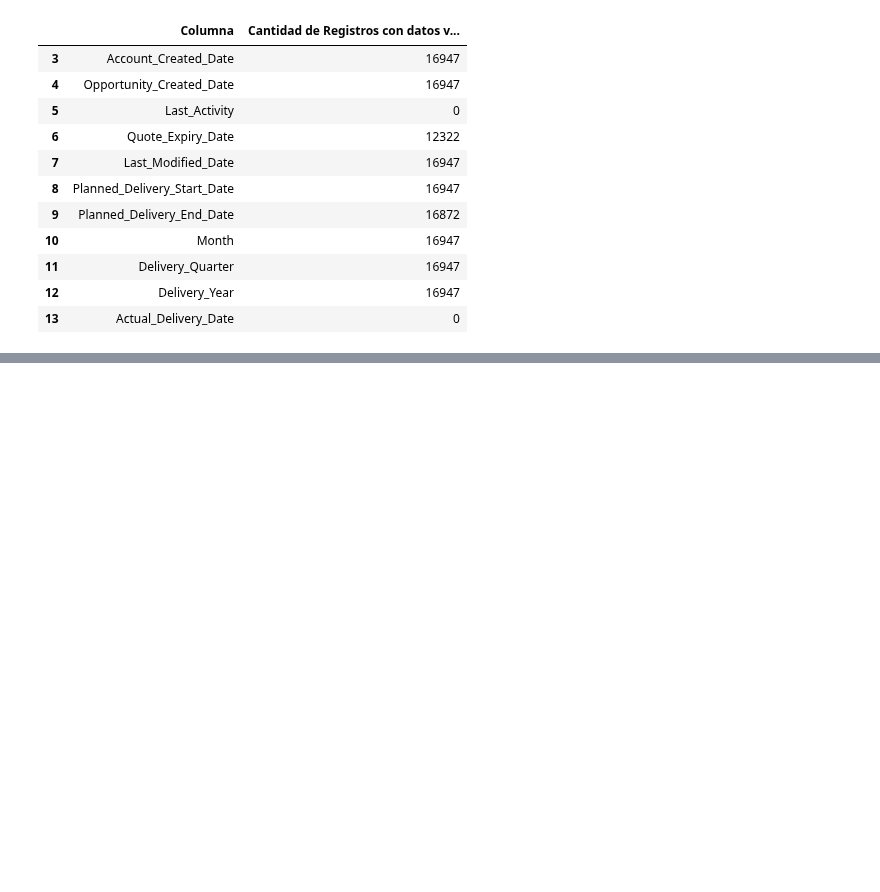
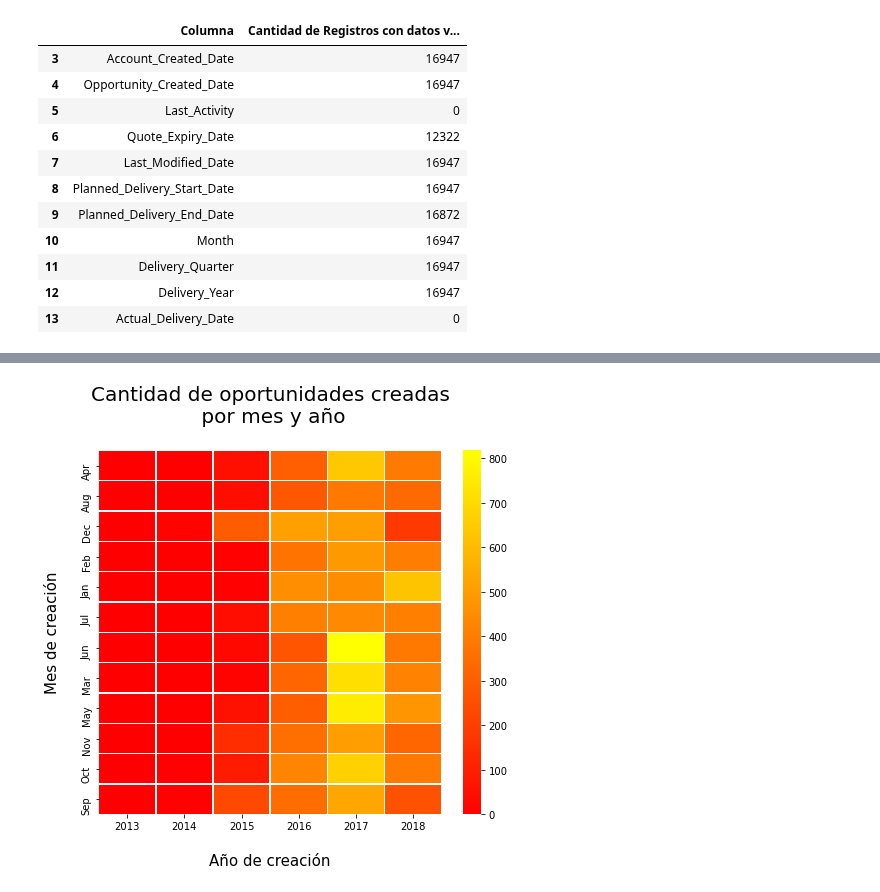
Before and after one commit to FernandoSinisi/Orga-Datos-2C-2020, a Jupyter notebook: TP1/fechas.ipynb, the cells around one changed output, grey strips where cells are left out. Cells and saved outputs as stored; diff of their text form; code cells hidden in the pictures; blank space fills up the shorter version.

```diff
--- a/TP1/fechas.ipynb
+++ b/TP1/fechas.ipynb
@@ -18,6 +18,18 @@ df.head()
 | 3 | 16808 | Americas | NW America | 1 | 0 | 1 | ... |
 | 4 | 16805 | Americas | NW America | 1 | 0 | 1 | ... |
 5 rows × 52 columns
+# %%
+def get_year(x):
+  date = (x.Opportunity_Created_Date).split("/")
+  return int(date[2])
+
+def get_month_str(x):
+  month = dt.date(1900, x["Creation Month"], 1).strftime('%B')
+  return month[0:3]
+
+def get_month(x):
+  date = (x.Opportunity_Created_Date).split("/")
+  return int(date[0])
 # %%
 df_dates = df.loc[:,["Stage","Opportunity_Name","Region","Account_Created_Date","Opportunity_Created_Date",\
                     "Last_Activity","Quote_Expiry_Date","Last_Modified_Date","Planned_Delivery_Start_Date",\
@@ -212,0 +297,22 @@ table = ff.create_table(df_final)
+# %%
+df_dates_heatmap = df_dates.groupby(["Opportunity_Name"]).agg({"Stage":"count","Creation Month":"first", "Creation Year":"first"}).reset_index()
+
+df_dates_heatmap = df_dates_heatmap.groupby(["Creation Month", "Creation Year"]).agg({"Stage":"sum"}).reset_index()
+df_dates_heatmap = df_dates_heatmap.sort_values(by=['Creation Month', 'Creation Year'],ascending=False)
+df_dates_heatmap["Creation Month"] = df_dates_heatmap.apply(get_month_str, axis=1)
+df_dates_heatmap
+
+df_dates_heatmap = df_dates_heatmap.pivot("Creation Month", "Creation Year", "Stage").fillna(0)
+df_dates_heatmap
+ax = sns.heatmap(df_dates_heatmap,linewidths=.5,cmap="autumn")
+
+ax.set_title('Cantidad de oportunidades creadas\n por mes y año\n',size=20)
+ax.set_xlabel('\nAño de creación',size=15)
+ax.set_ylabel('Mes de creación\n',size=15)
+
+plt.rcParams["figure.figsize"] = (7,7)
+plt.tight_layout()
+#plt.savefig("pngs/heatmap-anio-mes.png")
+plt.show()
+# %% [output]
+[figure, added]
```
Also changed, not shown: parts of 3 cells of this notebook, 3 other files.
